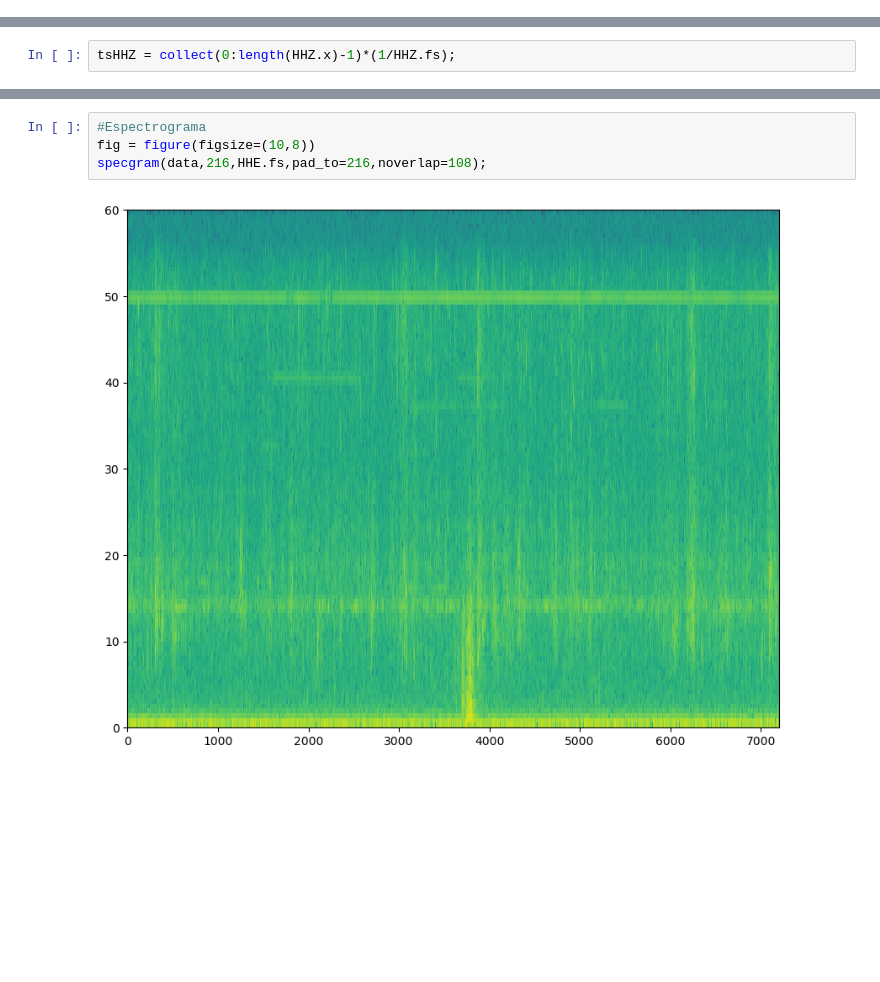
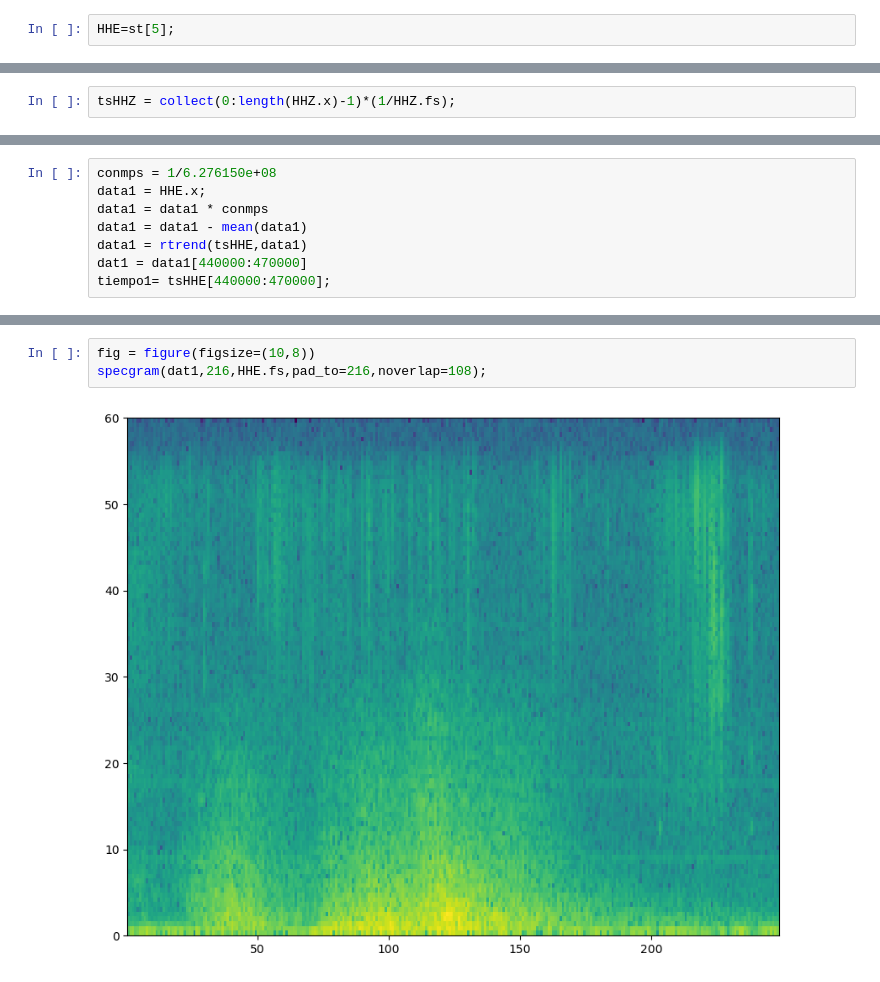
Before and after one commit to vhmar/EnvironmentalSeismology-Classroom, a Jupyter notebook: Alma/Z Italy.ipynb, the cells around one changed output, grey strips where cells are left out. Drawn from its saved outputs; the diff is of its cells as text; blank space fills up the shorter version.

```diff
--- a/Alma/Z Italy.ipynb
+++ b/Alma/Z Italy.ipynb
@@ -61,0 +21,2 @@ SeisChannel with 864846 samples
+# %%
+HHE=st[5];
@@ -80,0 +44,8 @@ data = rtrend(tsHHE,data);
+# %%
+conmps = 1/6.276150e+08
+data1 = HHE.x;
+data1 = data1 * conmps
+data1 = data1 - mean(data1)
+data1 = rtrend(tsHHE,data1)
+dat1 = data1[440000:470000]
+tiempo1= tsHHE[440000:470000];
@@ -108,6 +106,5 @@ plot(fre[1:nn],abs.(Bff[1:nn]))
 # %%
-#Espectrograma
 fig = figure(figsize=(10,8))
-specgram(data,216,HHE.fs,pad_to=216,noverlap=108);
+specgram(dat1,216,HHE.fs,pad_to=216,noverlap=108);
 # %% [output]
-[figure, old version]
+[figure, new version]
```
Also changed, not shown: parts of 29 cells of this notebook.
